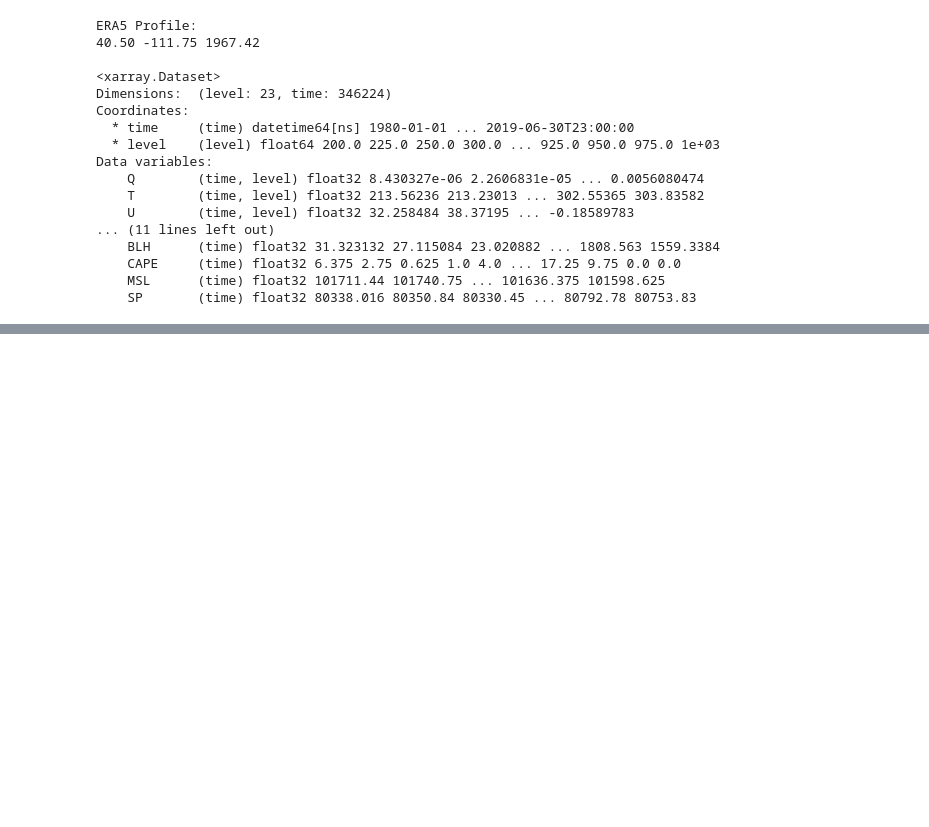
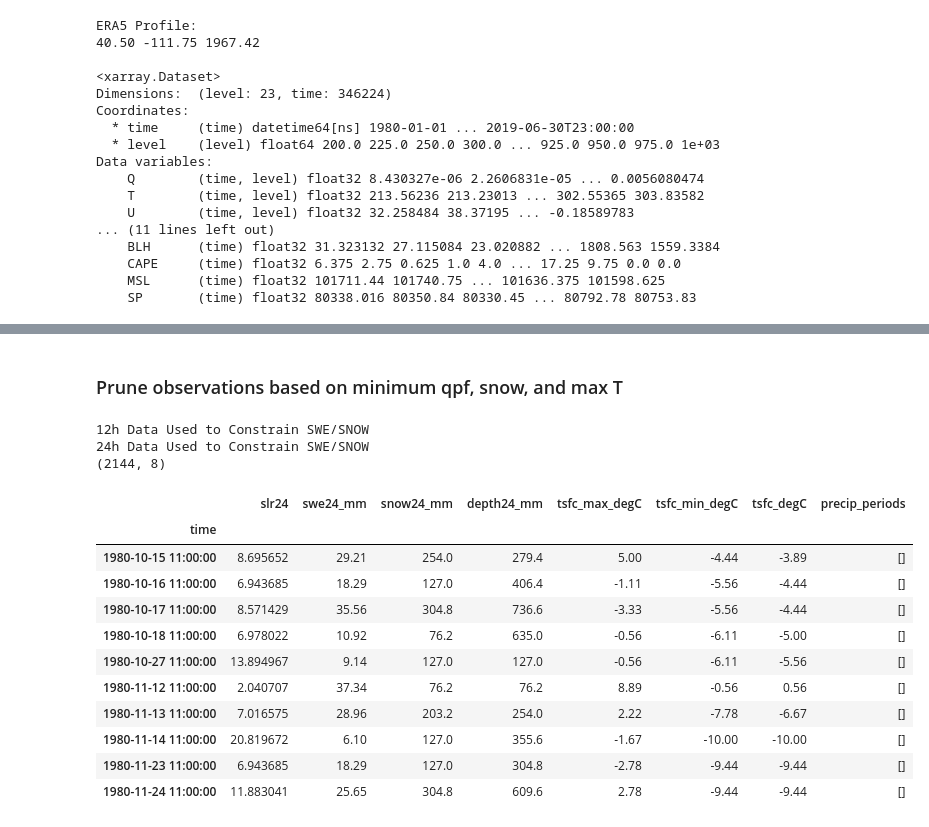
Before and after one commit to m-wessler/snow-liquid-ratio, a Jupyter notebook: core/pair_era5profiles.ipynb, the cells around one changed output, grey strips where cells are left out. Drawn from its saved outputs; the diff is of its cells as text; code cells hidden in the pictures; blank space fills up the shorter version.

```diff
--- a/core/pair_era5profiles.ipynb
+++ b/core/pair_era5profiles.ipynb
@@ -107,0 +137,28 @@ Data variables:
+# %% [markdown]
+### Prune observations based on minimum qpf, snow, and max T
+# %%
+try:
+    print('12h Data Used to Constrain SWE/SNOW')
+    obs = obs[((obs['swe12_mm'] > 1.4) & (obs['snow12_mm'] >= 25.5))]
+except:
+    print('24h Data Used to Constrain SWE/SNOW')
+    obs = obs[((obs['swe24_mm'] > 2.8) & (obs['snow24_mm'] >= 51.0))]
+
+print(obs.shape)
+obs[:10]
+# %% [output]
+12h Data Used to Constrain SWE/SNOW
+24h Data Used to Constrain SWE/SNOW
+(2144, 8)
+|  | slr24 | swe24_mm | snow24_mm | depth24_mm | tsfc_max_degC | tsfc_min_degC | tsfc_degC | precip_periods |
+| time |  |  |  |  |  |  |  |  |
+| 1980-10-15 11:00:00 | 8.695652 | 29.21 | 254.0 | 279.4 | 5.00 | -4.44 | -3.89 | [] |
+| 1980-10-16 11:00:00 | 6.943685 | 18.29 | 127.0 | 406.4 | -1.11 | -5.56 | -4.44 | [] |
+| 1980-10-17 11:00:00 | 8.571429 | 35.56 | 304.8 | 736.6 | -3.33 | -5.56 | -4.44 | [] |
+| 1980-10-18 11:00:00 | 6.978022 | 10.92 | 76.2 | 635.0 | -0.56 | -6.11 | -5.00 | [] |
+| 1980-10-27 11:00:00 | 13.894967 | 9.14 | 127.0 | 127.0 | -0.56 | -6.11 | -5.56 | [] |
+| 1980-11-12 11:00:00 | 2.040707 | 37.34 | 76.2 | 76.2 | 8.89 | -0.56 | 0.56 | [] |
+| 1980-11-13 11:00:00 | 7.016575 | 28.96 | 203.2 | 254.0 | 2.22 | -7.78 | -6.67 | [] |
+| 1980-11-14 11:00:00 | 20.819672 | 6.10 | 127.0 | 355.6 | -1.67 | -10.00 | -10.00 | [] |
+| 1980-11-23 11:00:00 | 6.943685 | 18.29 | 127.0 | 304.8 | -2.78 | -9.44 | -9.44 | [] |
+| 1980-11-24 11:00:00 | 11.883041 | 25.65 | 304.8 | 609.6 | 2.78 | -9.44 | -9.44 | [] |
```
Also changed, not shown: parts of 10 cells of this notebook.
